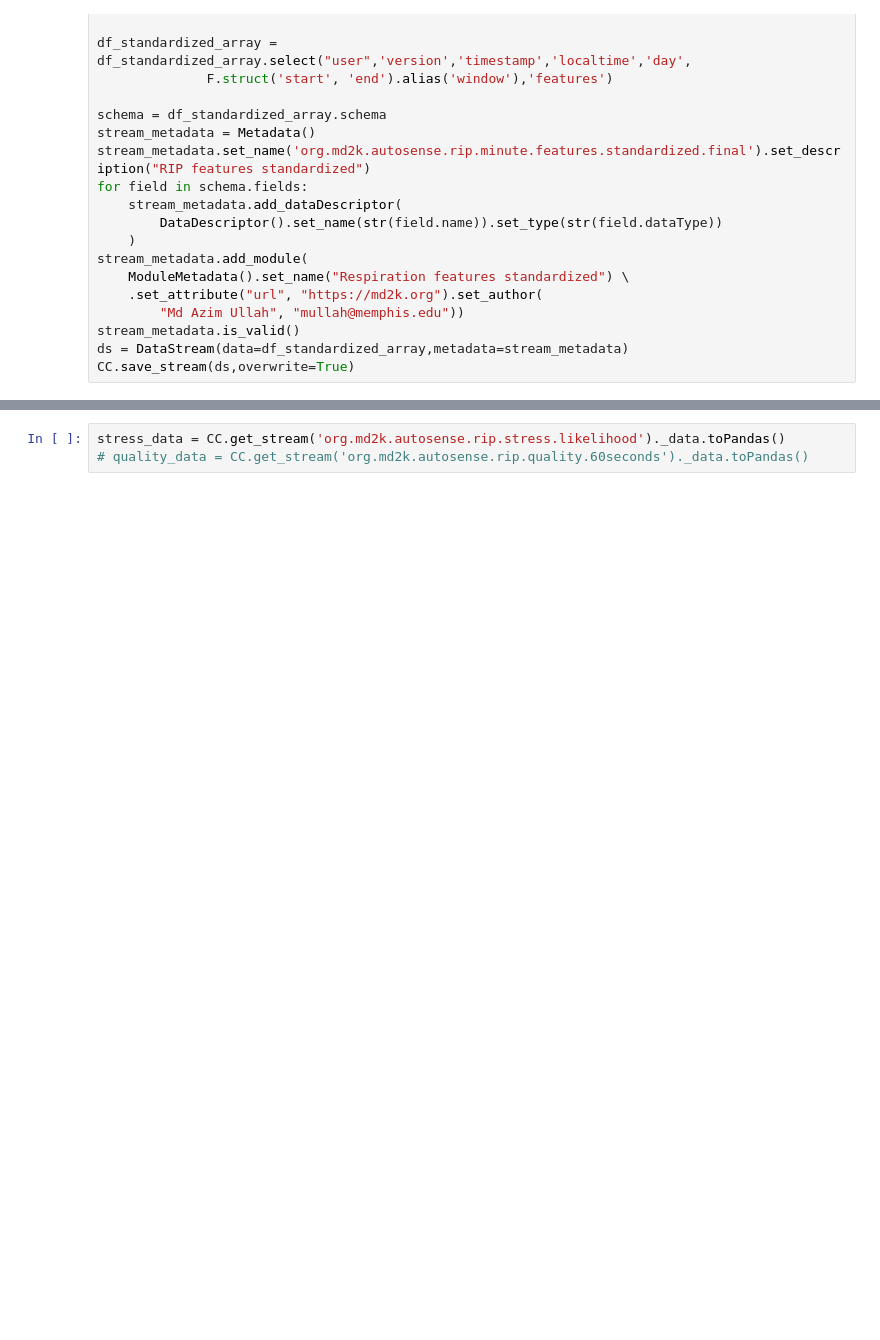
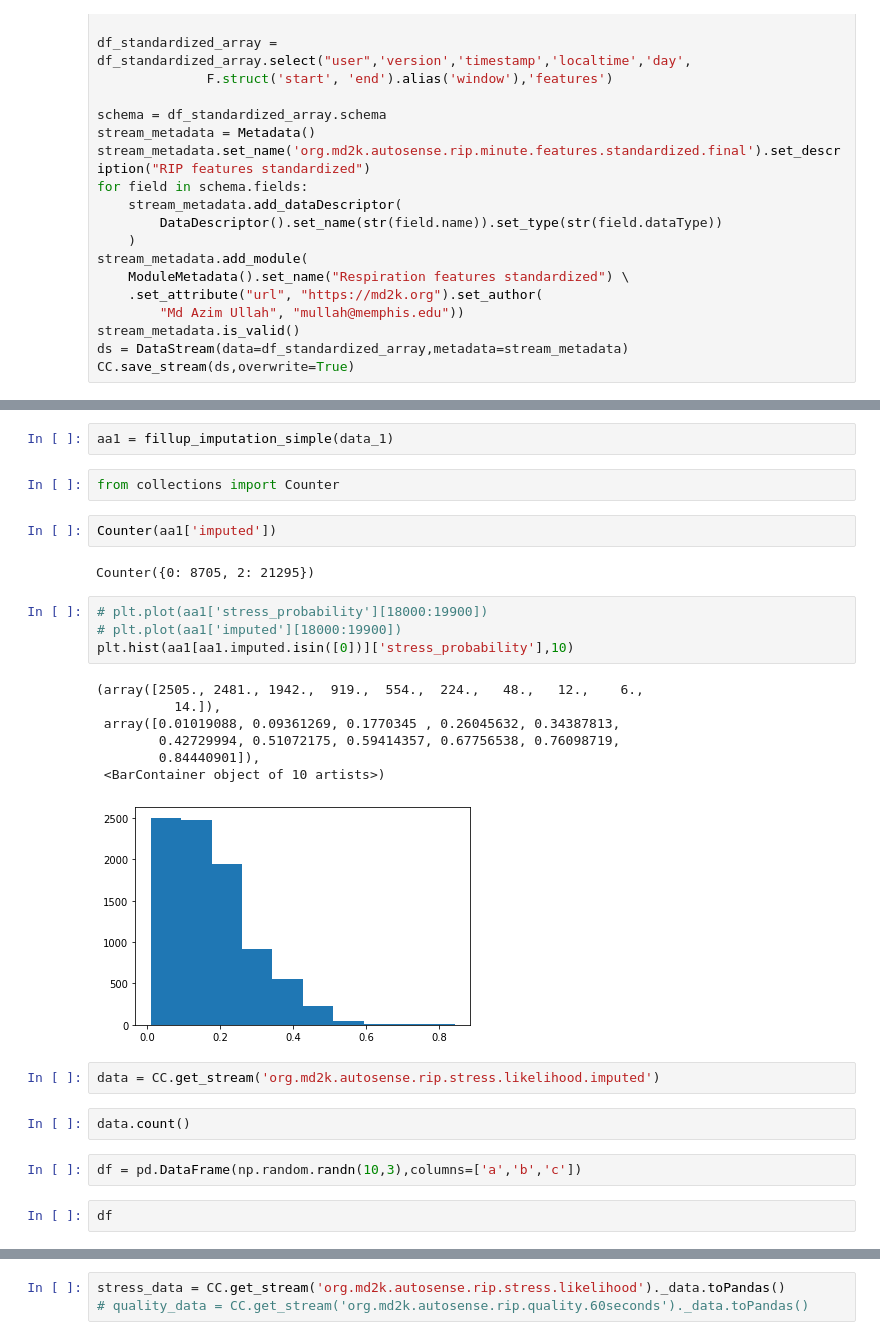
Before and after one commit to MD2Korg/apply_cstress_to_rice, a Jupyter notebook: stress_from_respiration.ipynb, the cells around one changed output, grey strips where cells are left out. Saved outputs shown, nothing was run; the diff lists cells and outputs as text; blank space fills up the shorter version.

Commit message:
finished respiration stress

```diff
--- a/stress_from_respiration.ipynb
+++ b/stress_from_respiration.ipynb
@@ -1486,0 +1782,28 @@ CC.save_stream(ds,overwrite=True)
+# %%
+aa1 = fillup_imputation_simple(data_1)
+# %%
+from collections import Counter
+# %%
+Counter(aa1['imputed'])
+# %% [output]
+Counter({0: 8705, 2: 21295})
+# %%
+# plt.plot(aa1['stress_probability'][18000:19900])
+# plt.plot(aa1['imputed'][18000:19900])
+plt.hist(aa1[aa1.imputed.isin([0])]['stress_probability'],10)
+# %% [output]
+(array([2505., 2481., 1942.,  919.,  554.,  224.,   48.,   12.,    6.,
+          14.]),
+ array([0.01019088, 0.09361269, 0.1770345 , 0.26045632, 0.34387813,
+        0.42729994, 0.51072175, 0.59414357, 0.67756538, 0.76098719,
+        0.84440901]),
+ <BarContainer object of 10 artists>)
+[figure, added]
+# %%
+data = CC.get_stream('org.md2k.autosense.rip.stress.likelihood.imputed')
+# %%
+data.count()
+# %%
+df = pd.DataFrame(np.random.randn(10,3),columns=['a','b','c'])
+# %%
+df
```
Also changed, not shown: parts of 20 cells of this notebook, 3 other files.
